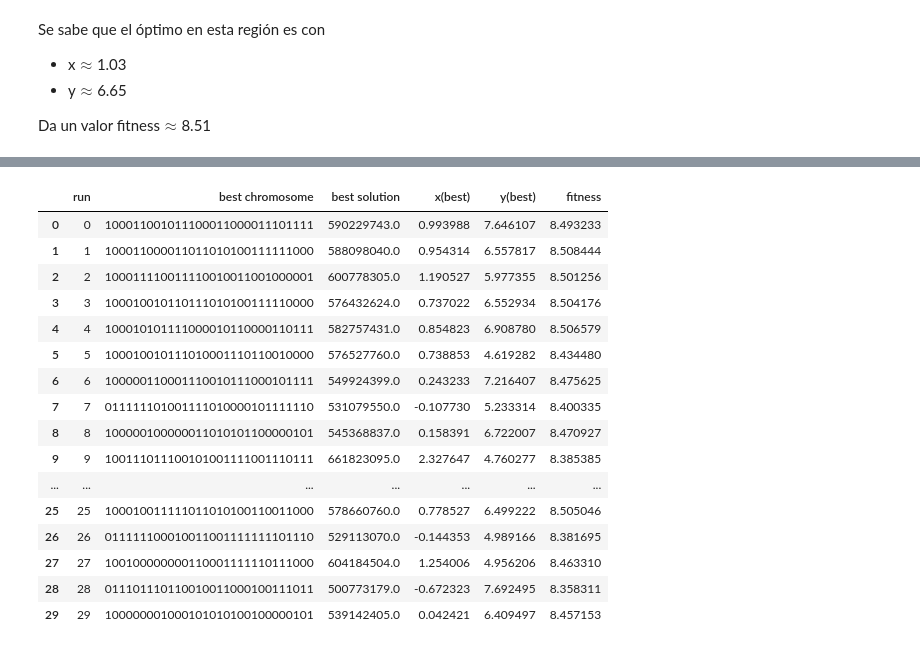
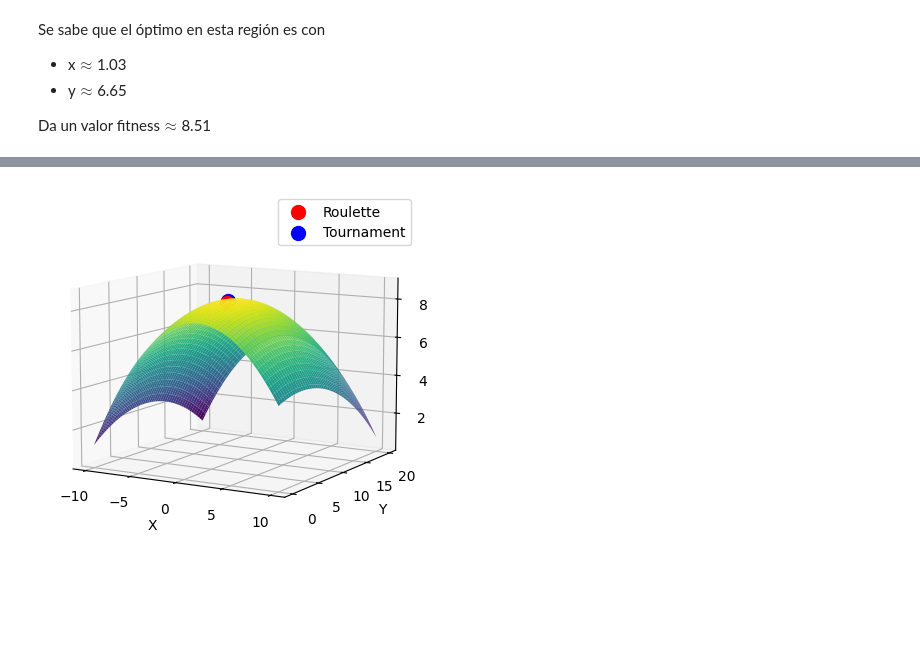
Before and after one commit to gx-ceia-tps/evolutionary-algorithms, a Jupyter notebook: ea-tp1/tp1.ipynb, the cells around one changed output, grey strips where cells are left out. Drawn from its saved outputs; the diff is of its cells as text; code cells hidden in the pictures; blank space fills up the shorter version.

```diff
--- a/ea-tp1/tp1.ipynb
+++ b/ea-tp1/tp1.ipynb
@@ -400,12 +340,0 @@ etiquetas en los ejes.
-# %%
-import matplotlib.pyplot as plt
-for df, algorithm in zip([df_linear_ranking, df_roulette, df_tournament], algorithms):
-    x = df['run']
-    y = df['best solution']
-
-    plt.plot(range(1, len(x) + 1), [w**2 for w in y], marker='o')
-    plt.xlabel('Generación')
-    plt.ylabel('Valor de la Función Objetivo')
-    plt.title(f'Curva de Convergencia del Algoritmo Genético con {algorithm}')
-    plt.grid(True)
-    plt.show()
@@ -505,44 +436,14 @@ display(df)
-# %%
-from EvolutionaryAlgorithm import Tournament
-df_tournament = pd.DataFrame()
-for run in range(executions):
-
-    eaTournament2 = Tournament(
-        tournament_size=3,
-        generations=30,
-        chromosome_length=bivariate.total_bits,
-        population_length=4,
-        maximize=True,
-        target_fn=bivariate.target_fun,
-        elitism=False,
-        crossover_rate=crossover_rate,
-        x_min=0,
-        x_max=2**bivariate.total_bits-1,
-        mutation_rate=mutation_rate
-    )
-    eaTournament2.execute()
-    chromosome, best, fitness = eaTournament2.get_best_individual()
-    _x,_y = bivariate.split_answer(chromosome)
-    row = {"run": run, "best chromosome": chromosome,  "best solution": best, "x(best)": _x, "y(best)": _y, "fitness": fitness}
-
-    df_tournament = pd.concat([df_tournament, pd.DataFrame([row])], ignore_index=True)
-
-display(df_tournament)
-# %% [output]
-|  | run | best chromosome | best solution | x(best) | y(best) | fitness |
-| 0 | 0 | 100011001011100011000011101111 | 590229743.0 | 0.993988 | 7.646107 | 8.493233 |
-| 1 | 1 | 100011000011011010100111111000 | 588098040.0 | 0.954314 | 6.557817 | 8.508444 |
-| 2 | 2 | 100011110011110010011001000001 | 600778305.0 | 1.190527 | 5.977355 | 8.501256 |
-| 3 | 3 | 100010010110111010100111110000 | 576432624.0 | 0.737022 | 6.552934 | 8.504176 |
-| 4 | 4 | 100010101111000010110000110111 | 582757431.0 | 0.854823 | 6.908780 | 8.506579 |
-| 5 | 5 | 100010010111010001110110010000 | 576527760.0 | 0.738853 | 4.619282 | 8.434480 |
-| 6 | 6 | 100000110001110010111000101111 | 549924399.0 | 0.243233 | 7.216407 | 8.475625 |
-| 7 | 7 | 011111101001111010000101111110 | 531079550.0 | -0.107730 | 5.233314 | 8.400335 |
-| 8 | 8 | 100000100000011010101100000101 | 545368837.0 | 0.158391 | 6.722007 | 8.470927 |
-| 9 | 9 | 100111011100101001111001110111 | 661823095.0 | 2.327647 | 4.760277 | 8.385385 |
-| ... | ... | ... | ... | ... | ... | ... |
-| 25 | 25 | 100010011111011010100110011000 | 578660760.0 | 0.778527 | 6.499222 | 8.505046 |
-| 26 | 26 | 011111100010011001111111101110 | 529113070.0 | -0.144353 | 4.989166 | 8.381695 |
-| 27 | 27 | 100100000000110001111110111000 | 604184504.0 | 1.254006 | 4.956206 | 8.463310 |
-| 28 | 28 | 011101110110010011000100111011 | 500773179.0 | -0.672323 | 7.692495 | 8.358311 |
-| 29 | 29 | 100000001000101010100100000101 | 539142405.0 | 0.042421 | 6.409497 | 8.457153 |
+# %%
+def plot_cb(axes):
+    for model_name, point in points.items():
+        x = point["x"]
+        y = point["y"]
+        z = point["z"]
+        color = 'red' if model_name == 'Roulette' else 'blue'
+        axes.scatter(x,y,z, color=color, s=100, label=model_name)
+    axes.view_init(elev=10)
+    axes.legend()
+    # axes.
+bivariate.plot_function(plot_cb)
+# %% [output]
+[figure, added]
```
Also changed, not shown: parts of 19 cells of this notebook, 1 other file.
